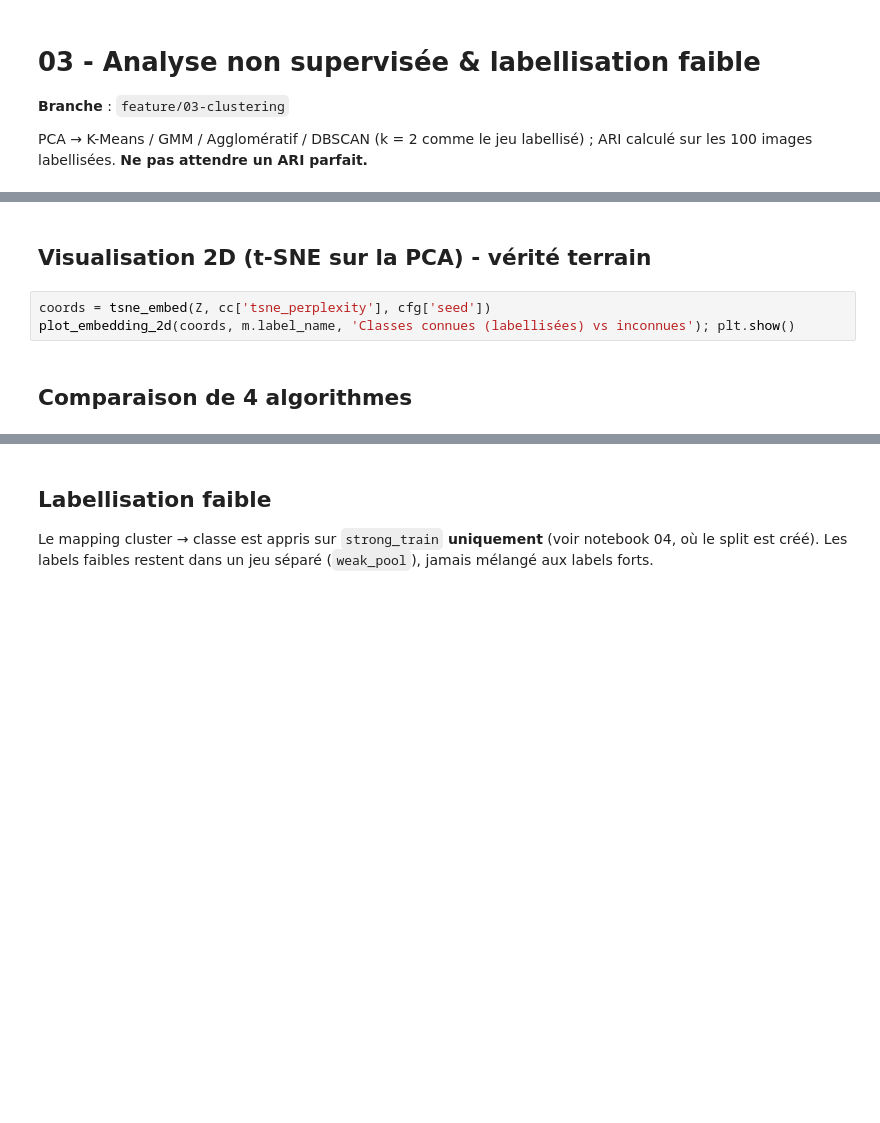
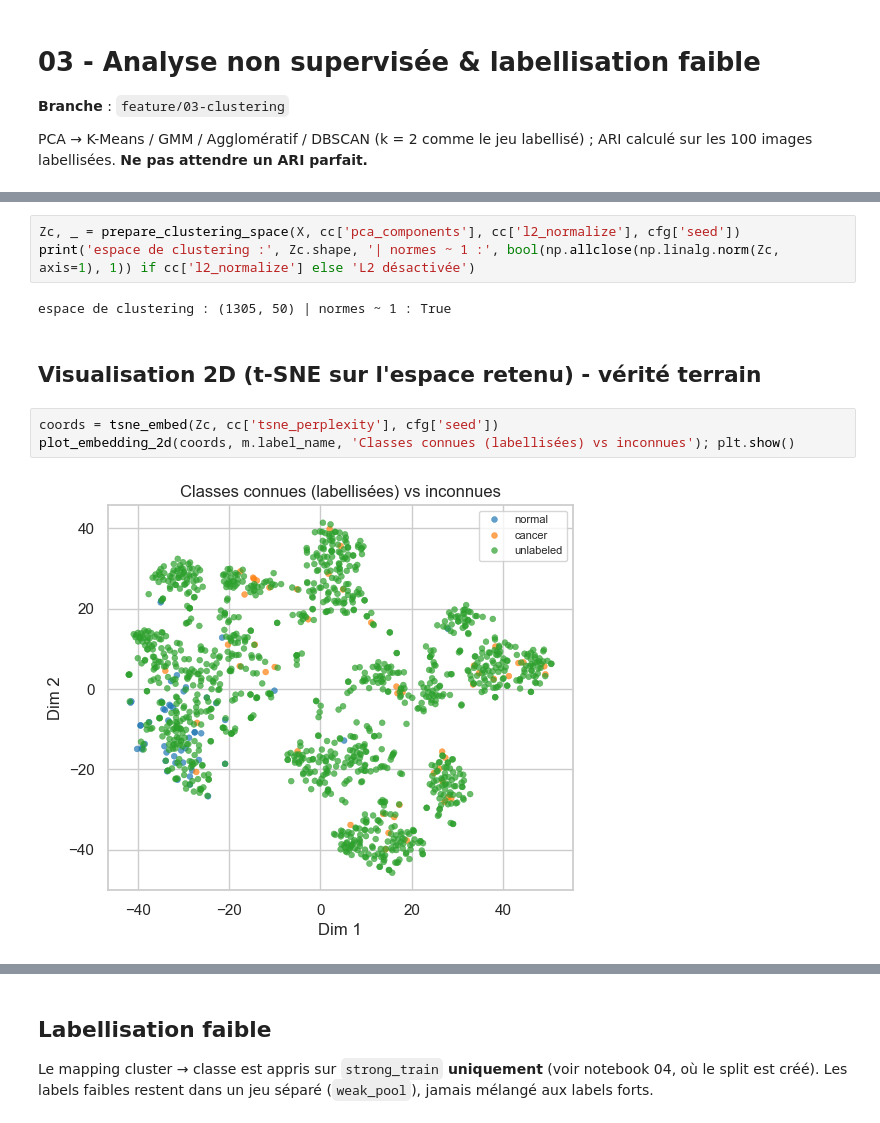
Before and after one commit to Nerion-1337/brainscanai, a Jupyter notebook: notebooks/03_clustering_non_supervise.ipynb, the cells around one changed output, grey strips where cells are left out. Drawn from its saved outputs; the diff is of its cells as text; blank space fills up the shorter version.

```diff
--- a/notebooks/03_clustering_non_supervise.ipynb
+++ b/notebooks/03_clustering_non_supervise.ipynb
@@ -33,7 +79,12 @@ Z.shape
+# %%
+Zc, _ = prepare_clustering_space(X, cc['pca_components'], cc['l2_normalize'], cfg['seed'])
+print('espace de clustering :', Zc.shape, '| normes ~ 1 :', bool(np.allclose(np.linalg.norm(Zc, axis=1), 1)) if cc['l2_normalize'] else 'L2 désactivée')
+# %% [output]
+espace de clustering : (1305, 50) | normes ~ 1 : True
 # %% [markdown]
-## Visualisation 2D (t-SNE sur la PCA) - vérité terrain
+## Visualisation 2D (t-SNE sur l'espace retenu) - vérité terrain
 # %%
-coords = tsne_embed(Z, cc['tsne_perplexity'], cfg['seed'])
+coords = tsne_embed(Zc, cc['tsne_perplexity'], cfg['seed'])
 plot_embedding_2d(coords, m.label_name, 'Classes connues (labellisées) vs inconnues'); plt.show()
+# %% [output]
+[figure, added]
-# %% [markdown]
-## Comparaison de 4 algorithmes
```
Also changed, not shown: parts of 15 cells of this notebook, 23 other files.
